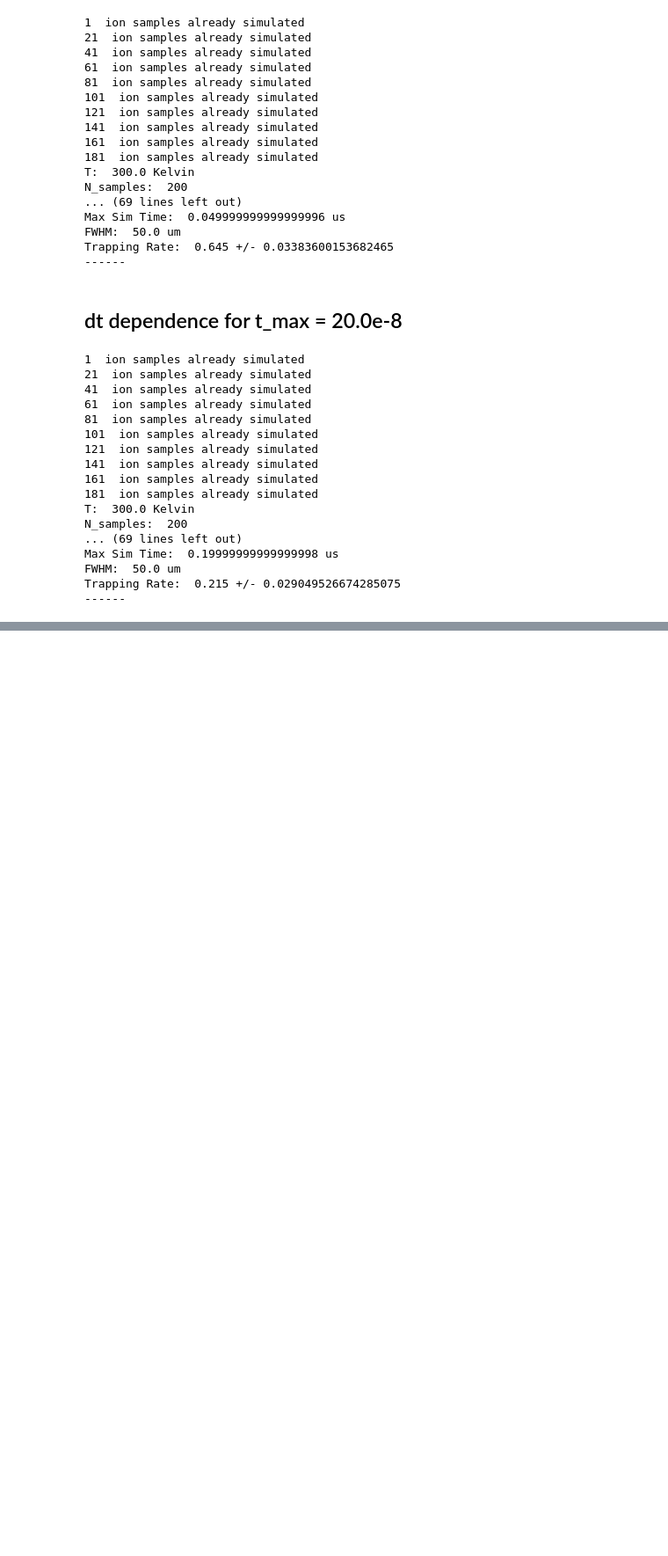
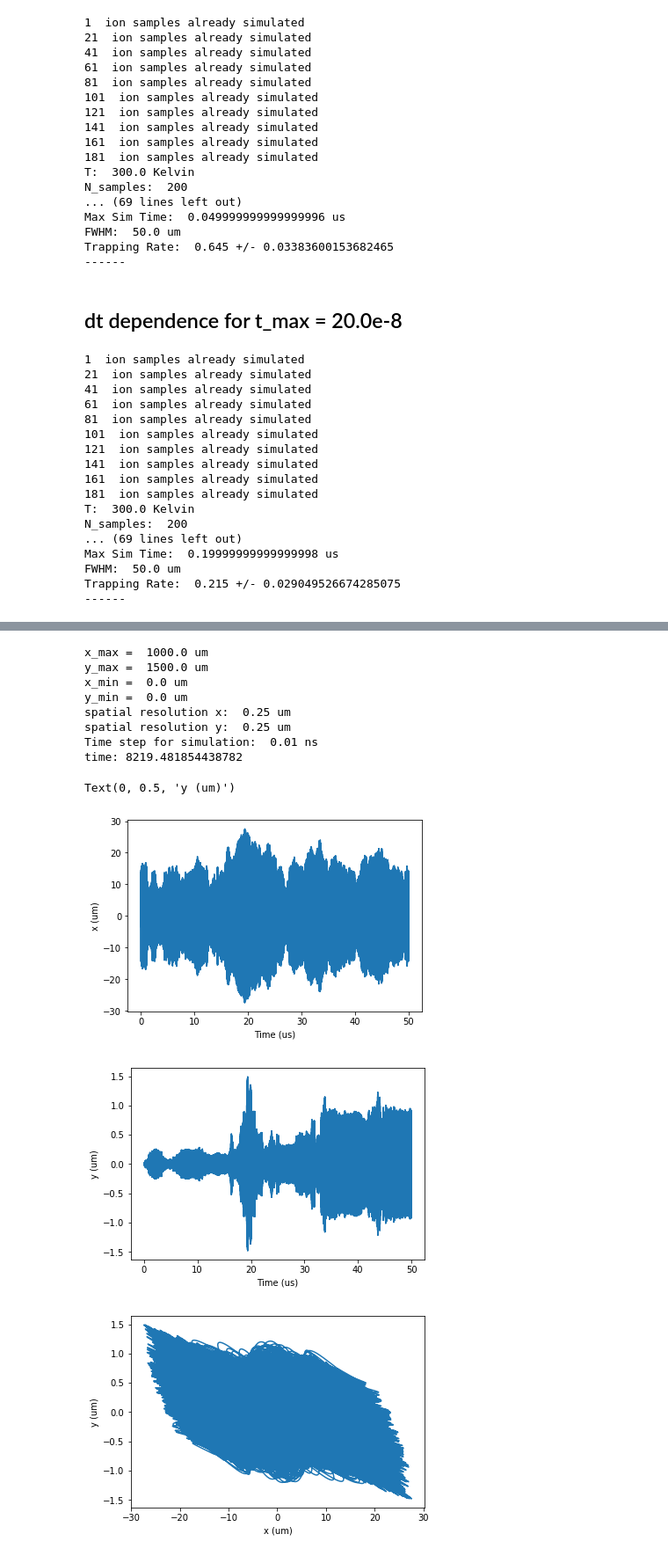
Before and after one commit to HaeffnerLab/Electron-Trap-Design-Testing, a Jupyter notebook: 250nm_quarter_sim2.ipynb, the cells around one changed output, grey strips where cells are left out. Shown at 88% size. Saved outputs shown, nothing was run; the diff lists cells and outputs as text; code cells hidden in the pictures; blank space fills up the shorter version.

```diff
--- a/250nm_quarter_sim2.ipynb
+++ b/250nm_quarter_sim2.ipynb
@@ -241,0 +276,2 @@ Trapping Rate:  0.215 +/- 0.029049526674285075
+# %%
+trap_high_f = quarter_trap(df, x_max, x_min, y_max, y_min, Nx, Ny, dx, dy, f=27.0e9)
@@ -241,0 +310,56 @@ Trapping Rate:  0.215 +/- 0.029049526674285075
+# %%
+start = time.time()
+# simulation configuration
+dt = 1.0e-11 #s
+t_max = 5.0e-5 # maximum time duration of the simulation
+
+trap_high_f.f = 1.5e9
+T = 300.0 # kelvin
+rou = 10.0e-6 # distance from initial position to the trap center
+phi = 0.0 # direction of initial position vector
+v = np.sqrt(2*kB*T/trap_high_f.m)
+v = 0.0 #speed
+theta = 0.0 # direction of initial velocity
+
+result = trap_high_f.traj(rou, phi, v, theta, dt, t_max)
+t_s = np.array(result[0])
+x_traj = np.array(result[1])
+y_traj = np.array(result[2])
+
+print("x_max = ", x_max*1.0e6, "um")
+print("y_max = ", y_max*1.0e6, "um")
+print("x_min = ", x_min*1.0e6, "um")
+print("y_min = ", y_min*1.0e6, "um")
+print("spatial resolution x: ", dx*1.0e6, "um")
+print("spatial resolution y: ", dy*1.0e6, "um")
+print("Time step for simulation: ", dt*1.0e9, "ns")
+end = time.time()
+print("time:", end-start)
+
+plt.figure()
+plt.plot(t_s*1.0e6, x_traj*1.0e6)
+plt.xlabel("Time (us)")
+plt.ylabel("x (um)")
+
+plt.figure()
+plt.plot(t_s*1.0e6, y_traj*1.0e6)
+plt.xlabel("Time (us)")
+plt.ylabel("y (um)")
+
+plt.figure()
+plt.plot(x_traj*1.0e6, y_traj*1.0e6)
+plt.xlabel("x (um)")
+plt.ylabel("y (um)")
+# %% [output]
+x_max =  1000.0 um
+y_max =  1500.0 um
+x_min =  0.0 um
+y_min =  0.0 um
+spatial resolution x:  0.25 um
+spatial resolution y:  0.25 um
+Time step for simulation:  0.01 ns
+time: 8219.481854438782
+Text(0, 0.5, 'y (um)')
+[figure, added]
+[figure, added]
+[figure, added]
```
Also changed, not shown: parts of 6 cells of this notebook, 1 other file.
